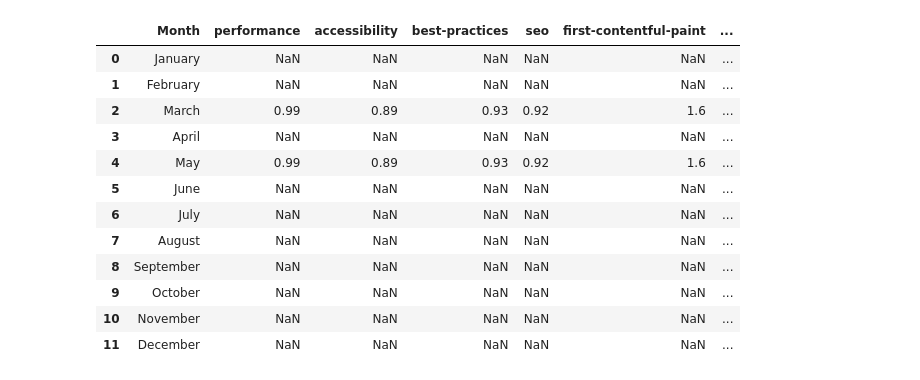
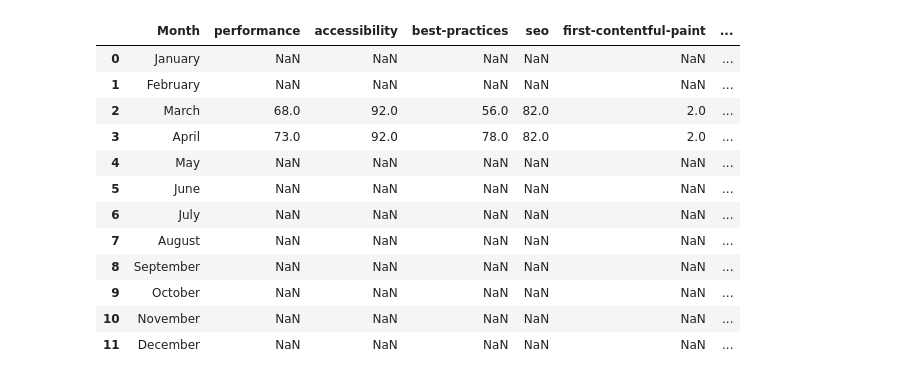
Before and after one commit to mb8504/lighthouse_report, a Jupyter notebook: light_notebook.ipynb, the cells around one changed output. Saved outputs shown, nothing was run; the diff lists cells and outputs as text; code cells hidden in the pictures.

Commit message:
April update

```diff
--- a/light_notebook.ipynb
+++ b/light_notebook.ipynb
@@ -6,22 +6,22 @@ import calendar
 import csv
 from datetime import datetime
 # %%
-dataframe = pd.read_csv('monthly_report.csv')
+dataframe = pd.read_csv('mobile_report.csv')
 
 # Convert 'Score' column from string to float for specific IDs, then multiply by 100 and convert to int
 # dataframe.loc[dataframe['ID'].isin(['performance', 'accessibility', 'best-practices', 'seo']), 'Score'] = \
 #     (pd.to_numeric(dataframe.loc[dataframe['ID'].isin(['performance', 'accessibility', 'best-practices', 'seo']), 'Score']) * 100).astype(int)
 
 # print(dataframe)
 
 dataframe.head(13)
 # %% [output]
 |  | Month | performance | accessibility | best-practices | seo | first-contentful-paint | ... |
 | 0 | January | NaN | NaN | NaN | NaN | NaN | ... |
 | 1 | February | NaN | NaN | NaN | NaN | NaN | ... |
-| 2 | March | 0.99 | 0.89 | 0.93 | 0.92 | 1.6 | ... |
-| 3 | April | NaN | NaN | NaN | NaN | NaN | ... |
-| 4 | May | 0.99 | 0.89 | 0.93 | 0.92 | 1.6 | ... |
+| 2 | March | 68.0 | 92.0 | 56.0 | 82.0 | 2.0 | ... |
+| 3 | April | 73.0 | 92.0 | 78.0 | 82.0 | 2.0 | ... |
+| 4 | May | NaN | NaN | NaN | NaN | NaN | ... |
 | 5 | June | NaN | NaN | NaN | NaN | NaN | ... |
 | 6 | July | NaN | NaN | NaN | NaN | NaN | ... |
 | 7 | August | NaN | NaN | NaN | NaN | NaN | ... |
```
Also changed, not shown: parts of 1 cell of this notebook, 3 other files.
